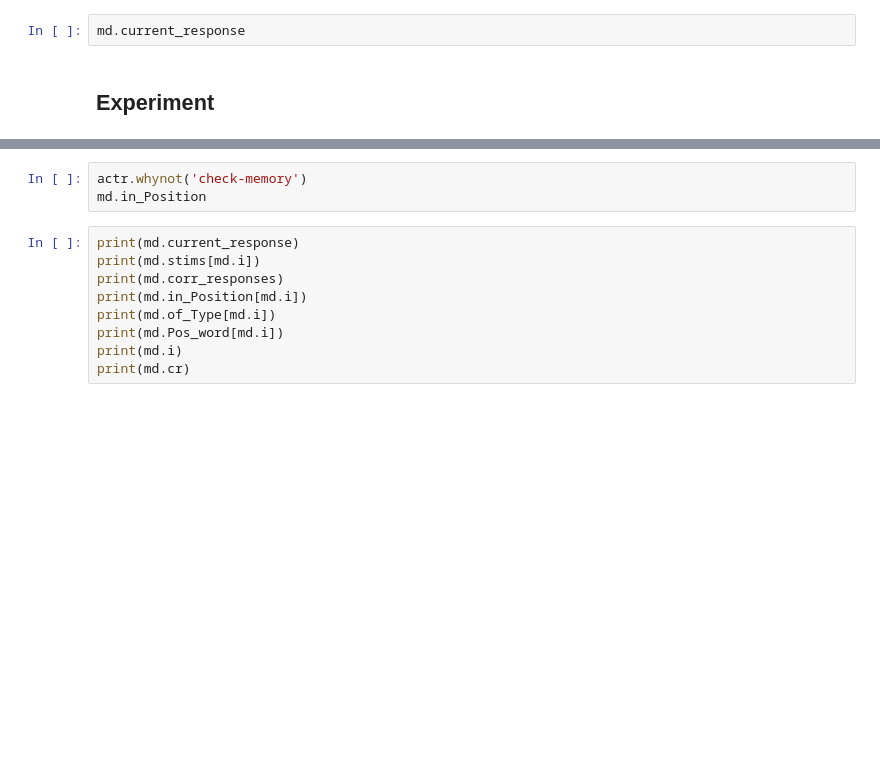
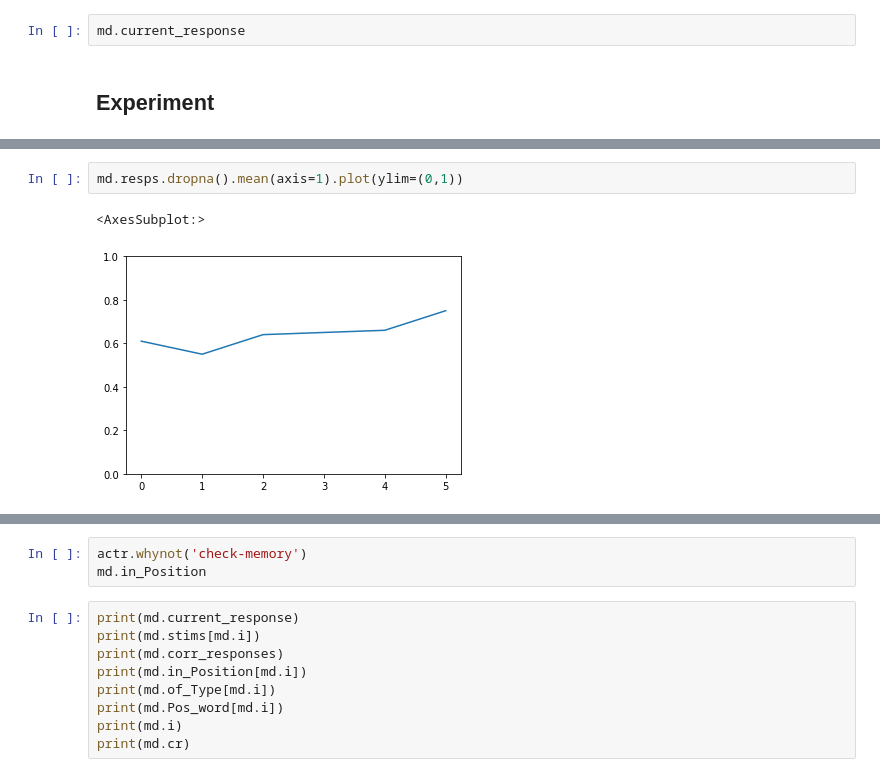
Before and after one commit to theodrosmhaile/stag_2023, a Jupyter notebook: MODS_ACTR/andrea/MODS.ipynb, the cells around one changed output, grey strips where cells are left out. Saved outputs shown, nothing was run; the diff lists cells and outputs as text; blank space fills up the shorter version.

```diff
--- a/MODS_ACTR/andrea/MODS.ipynb
+++ b/MODS_ACTR/andrea/MODS.ipynb
@@ -57,0 +83,5 @@ md.simulation(250, stims[6], 0.2)
+# %%
+md.resps.dropna().mean(axis=1).plot(ylim=(0,1))
+# %% [output]
+<AxesSubplot:>
+[figure, added]
```
Also changed, not shown: parts of 34 cells of this notebook, 11 other files.
